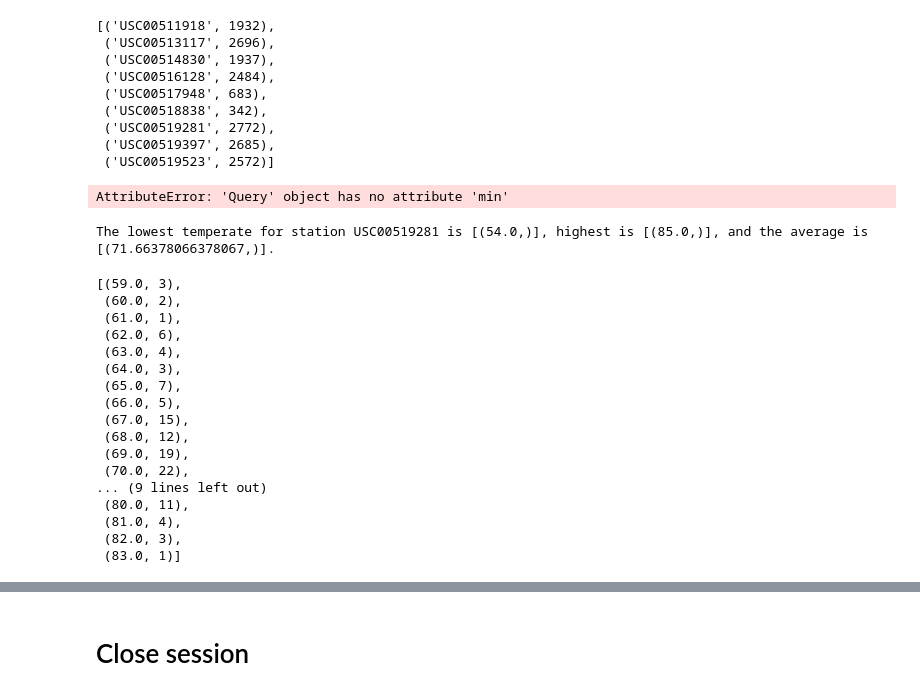
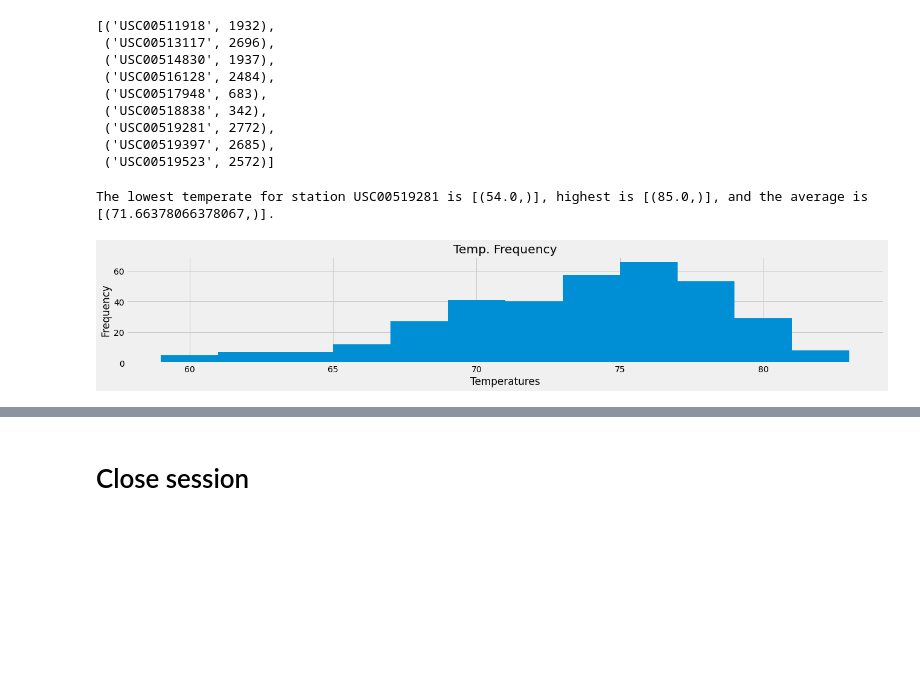
Before and after one commit to AgapeofIcarus/sqlalchemy-challenge, a Jupyter notebook: climate_starter.ipynb, the cells around one changed output, grey strips where cells are left out. Cells and saved outputs as stored; diff of their text form; code cells hidden in the pictures; blank space fills up the shorter version.

Commit message:
Exported plot to png.

```diff
--- a/climate_starter.ipynb
+++ b/climate_starter.ipynb
@@ -151,10 +151,4 @@ most_active
  ('USC00519281', 2772),
  ('USC00519397', 2685),
  ('USC00519523', 2572)]
-# %%
-# Using the most active station id from the previous query, calculate the lowest, highest, and average temperature.
-filtered_station = session.query(measurement.tobs).filter(measurement.station == 'USC00519281')
-filtered_station
-# %% [output]
-AttributeError: 'Query' object has no attribute 'min'
 # %%
@@ -173,29 +165,43 @@ temp_frequency
-# %%
-# Using the most active station id
-# Query the last 12 months of temperature observation data for this station and plot the results as a histogram
-date(2017,8,23)-relativedelta(months=12)
-
-station_stmt = session.query(measurement.tobs, func.count(measurement.tobs)).\
-    group_by(measurement.tobs).\
-    filter(measurement.date <= '2017-08-23').\
-    filter(measurement.date >= '2016-08-23').\
-    filter(measurement.station == 'USC00519281').all()
-station_stmt
-# %% [output]
-[(59.0, 3),
- (60.0, 2),
- (61.0, 1),
- (62.0, 6),
- (63.0, 4),
- (64.0, 3),
- (65.0, 7),
- (66.0, 5),
- (67.0, 15),
- (68.0, 12),
- (69.0, 19),
- (70.0, 22),
-... (9 lines left out)
- (80.0, 11),
- (81.0, 4),
- (82.0, 3),
- (83.0, 1)]
+# %%
+# Using the most active station id
+# Query the last 12 months of temperature observation data for this station and plot the results as a histogram
+temps = session.query(measurement.tobs).\
+    filter(measurement.date <= '2017-08-23').\
+    filter(measurement.date >= '2016-08-23').\
+    filter(measurement.station == 'USC00519281').all()
+
+tobs = [77.0, 77.0, 80.0, 80.0, 75.0, 73.0, 78.0, 77.0, 78.0, 80.0, 80.0, 78.0, 78.0, 78.0,
+     73.0, 74.0, 80.0, 79.0, 77.0, 80.0,  76.0,  79.0,  75.0,  79.0, 78.0, 79.0, 78.0, 78.0,
+     76.0, 74.0, 77.0, 78.0, 79.0, 79.0, 77.0, 80.0, 78.0, 78.0, 78.0, 77.0, 79.0, 79.0, 79.0,
+     79.0, 75.0, 76.0, 73.0, 72.0, 71.0, 77.0, 79.0, 78.0, 79.0, 77.0, 79.0, 77.0, 78.0, 78.0,
+     78.0, 78.0, 77.0, 74.0, 75.0, 76.0, 73.0, 76.0, 74.0, 77.0, 76.0, 76.0, 74.0, 75.0, 75.0,
+     75.0, 75.0, 71.0, 63.0, 70.0, 68.0, 67.0, 77.0, 74.0, 77.0, 76.0, 76.0, 75.0, 76.0, 75.0,
+     73.0, 75.0, 73.0, 75.0, 74.0, 75.0, 74.0, 75.0, 73.0, 75.0, 73.0, 73.0, 74.0, 70.0, 72.0,
+     70.0, 67.0, 67.0, 69.0, 70.0, 68.0, 69.0, 69.0, 66.0, 65.0, 68.0, 62.0, 75.0, 70.0, 69.0,
+     76.0, 76.0, 74.0, 73.0, 71.0, 74.0, 74.0, 72.0, 71.0, 72.0, 74.0, 69.0, 67.0, 72.0, 70.0,
+     64.0, 63.0, 63.0, 62.0, 70.0, 70.0, 62.0, 62.0, 63.0, 65.0, 69.0, 77.0, 70.0, 74.0, 69.0,
+     72.0, 71.0, 69.0, 71.0, 71.0, 72.0, 72.0, 69.0, 70.0, 66.0, 65.0, 69.0, 68.0, 68.0, 68.0,
+     59.0, 60.0, 70.0, 73.0, 75.0, 64.0, 59.0, 59.0, 62.0, 68.0, 70.0, 73.0, 79.0, 75.0, 65.0,
+     70.0, 74.0, 70.0, 70.0, 71.0, 71.0, 71.0, 69.0, 61.0, 67.0, 65.0, 72.0, 71.0, 73.0, 72.0,
+     77.0, 73.0, 67.0, 62.0, 64.0, 67.0, 66.0, 81.0, 69.0, 66.0, 67.0, 69.0, 66.0, 68.0, 65.0,
+     74.0, 69.0, 72.0, 73.0, 72.0, 71.0, 76.0, 77.0, 76.0, 74.0, 68.0, 73.0, 71.0, 74.0, 75.0,
+     70.0, 67.0, 71.0, 67.0, 74.0, 77.0, 78.0, 67.0, 70.0, 69.0, 69.0, 74.0, 78.0, 71.0, 67.0,
+     68.0, 67.0, 76.0, 69.0, 72.0, 76.0, 68.0, 72.0, 74.0, 70.0, 67.0, 72.0, 60.0, 65.0, 75.0,
+     70.0, 75.0, 70.0, 79.0, 75.0, 70.0, 67.0, 74.0, 70.0, 75.0, 76.0, 77.0, 74.0, 74.0, 74.0,
+     69.0, 68.0, 76.0, 74.0, 71.0, 71.0, 74.0, 74.0, 74.0, 74.0, 80.0, 74.0, 72.0, 75.0, 80.0,
+     76.0, 76.0, 77.0, 75.0, 75.0, 75.0, 75.0, 72.0, 74.0, 74.0, 74.0, 76.0, 74.0, 75.0, 73.0,
+     79.0, 75.0, 72.0, 72.0, 74.0, 72.0, 72.0, 77.0, 71.0, 73.0, 76.0, 77.0, 76.0, 76.0, 79.0,
+     81.0, 76.0, 78.0, 77.0, 74.0, 75.0, 78.0, 78.0, 69.0, 72.0, 74.0, 74.0, 76.0, 80.0, 80.0,
+     76.0, 76.0, 76.0, 77.0, 77.0, 77.0, 82.0, 75.0, 77.0, 75.0, 76.0, 81.0, 82.0, 81.0, 76.0,
+     77.0, 82.0, 83.0, 77.0, 77.0, 77.0, 76.0, 76.0, 79.0]
+
+#create histogram from temp data
+plt.figure(figsize=(20,3))
+plt.hist(tobs, bins=12)
+plt.title("Temp. Frequency")
+plt.xlabel("Temperatures")
+plt.ylabel("Frequency")
+plt.savefig("Temp_Frequency.png")
+plt.show()
+# %% [output]
+[figure, added]
```
Also changed, not shown: parts of 3 cells of this notebook, 1 other file.
